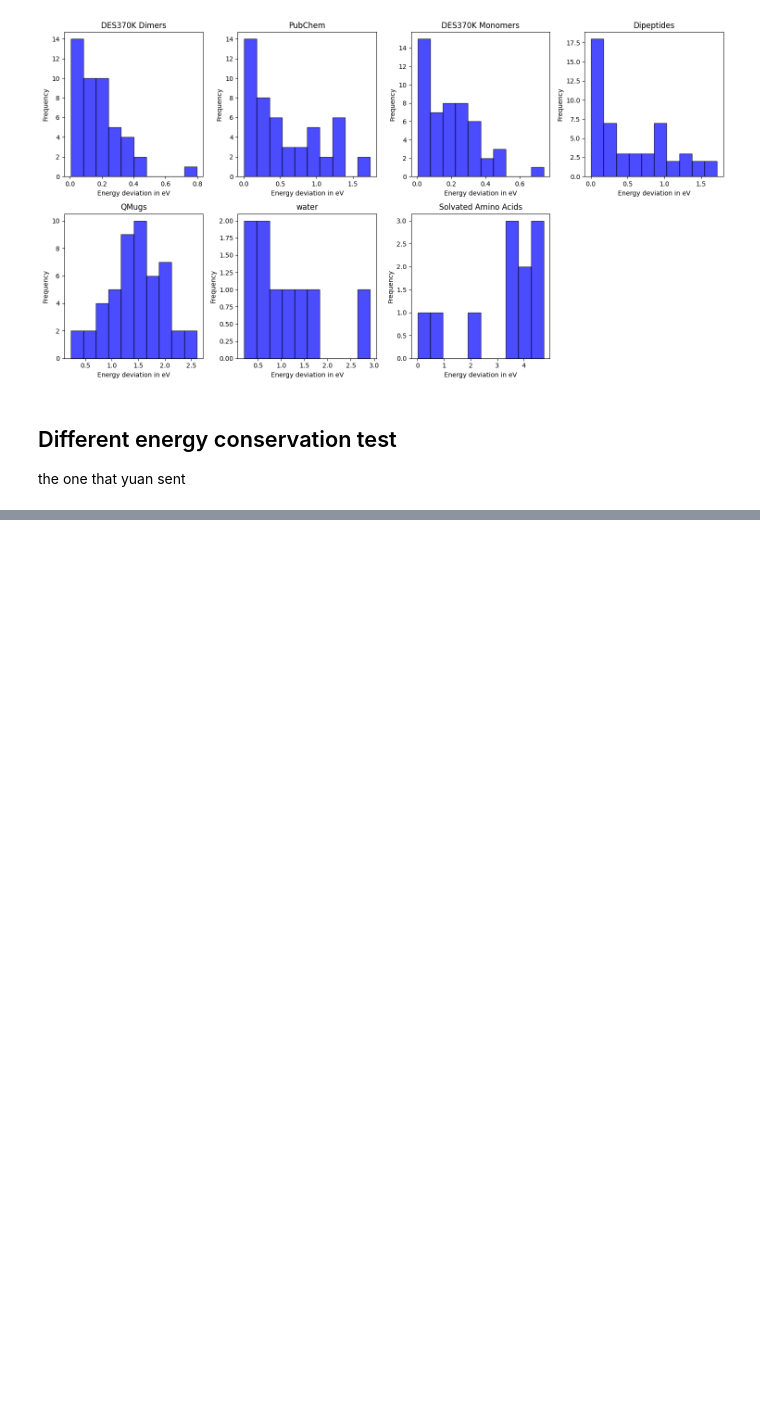
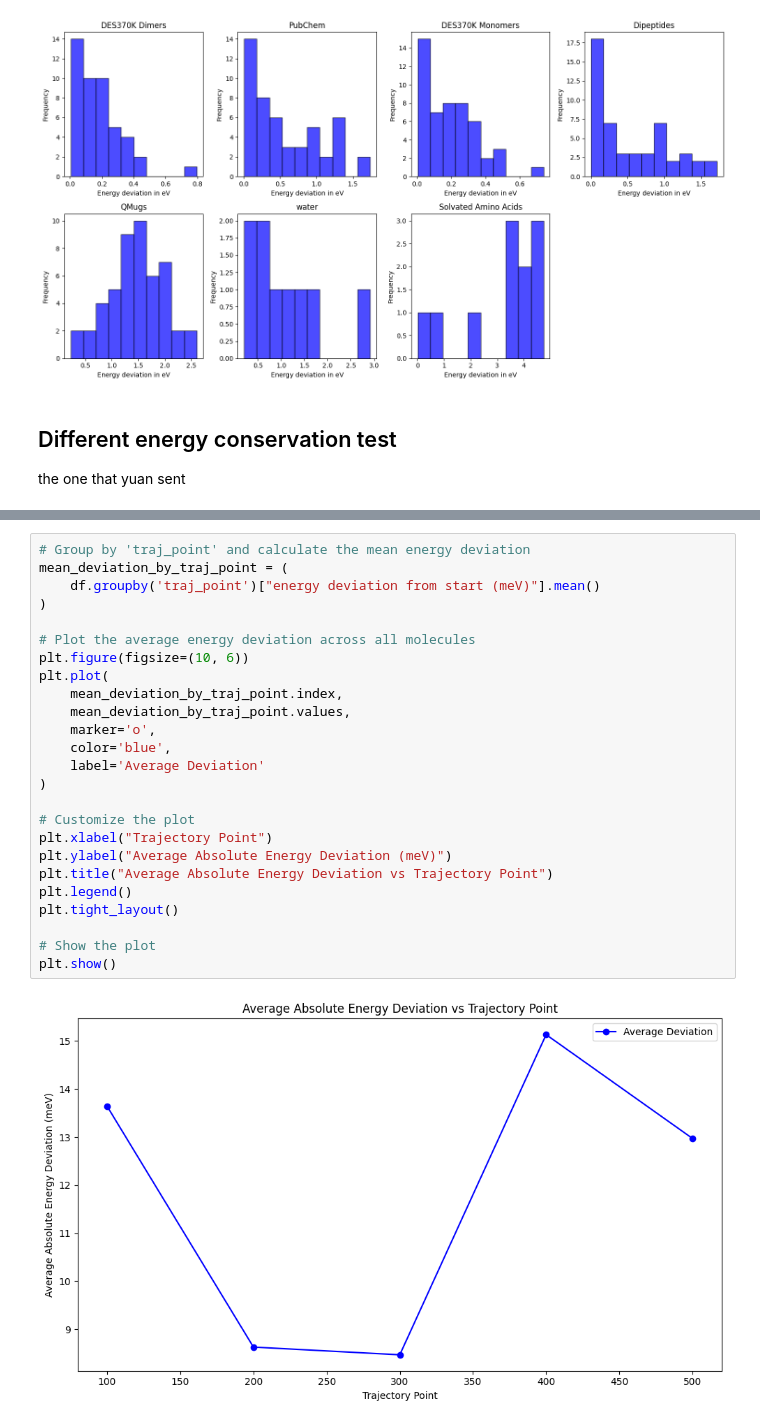
Before and after one commit to christine-zhang1/mdsim, a Jupyter notebook: md_scripts/sim_analysis.ipynb, the cells around one changed output, grey strips where cells are left out. Cells and saved outputs as stored; diff of their text form; blank space fills up the shorter version.

```diff
--- a/md_scripts/sim_analysis.ipynb
+++ b/md_scripts/sim_analysis.ipynb
@@ -553,0 +580,27 @@ total_deviation / (n*N)
+# %%
+# Group by 'traj_point' and calculate the mean energy deviation
+mean_deviation_by_traj_point = (
+    df.groupby('traj_point')["energy deviation from start (meV)"].mean()
+)
+
+# Plot the average energy deviation across all molecules
+plt.figure(figsize=(10, 6))
+plt.plot(
+    mean_deviation_by_traj_point.index,
+    mean_deviation_by_traj_point.values,
+    marker='o',
+    color='blue',
+    label='Average Deviation'
+)
+
+# Customize the plot
+plt.xlabel("Trajectory Point")
+plt.ylabel("Average Absolute Energy Deviation (meV)")
+plt.title("Average Absolute Energy Deviation vs Trajectory Point")
+plt.legend()
+plt.tight_layout()
+
+# Show the plot
+plt.show()
+# %% [output]
+[figure, added]
```
Also changed, not shown: parts of 8 cells of this notebook, 6 other files.
